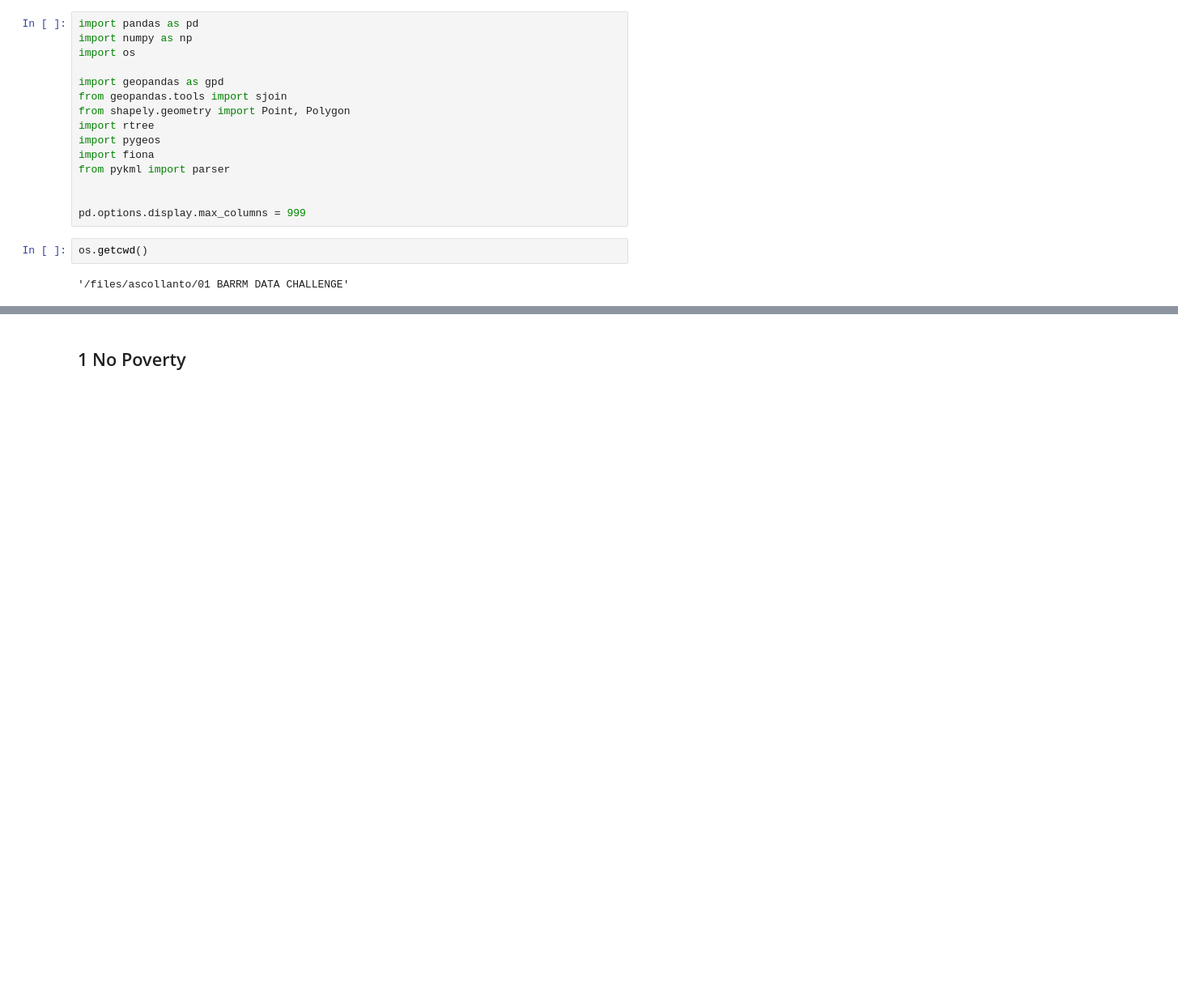
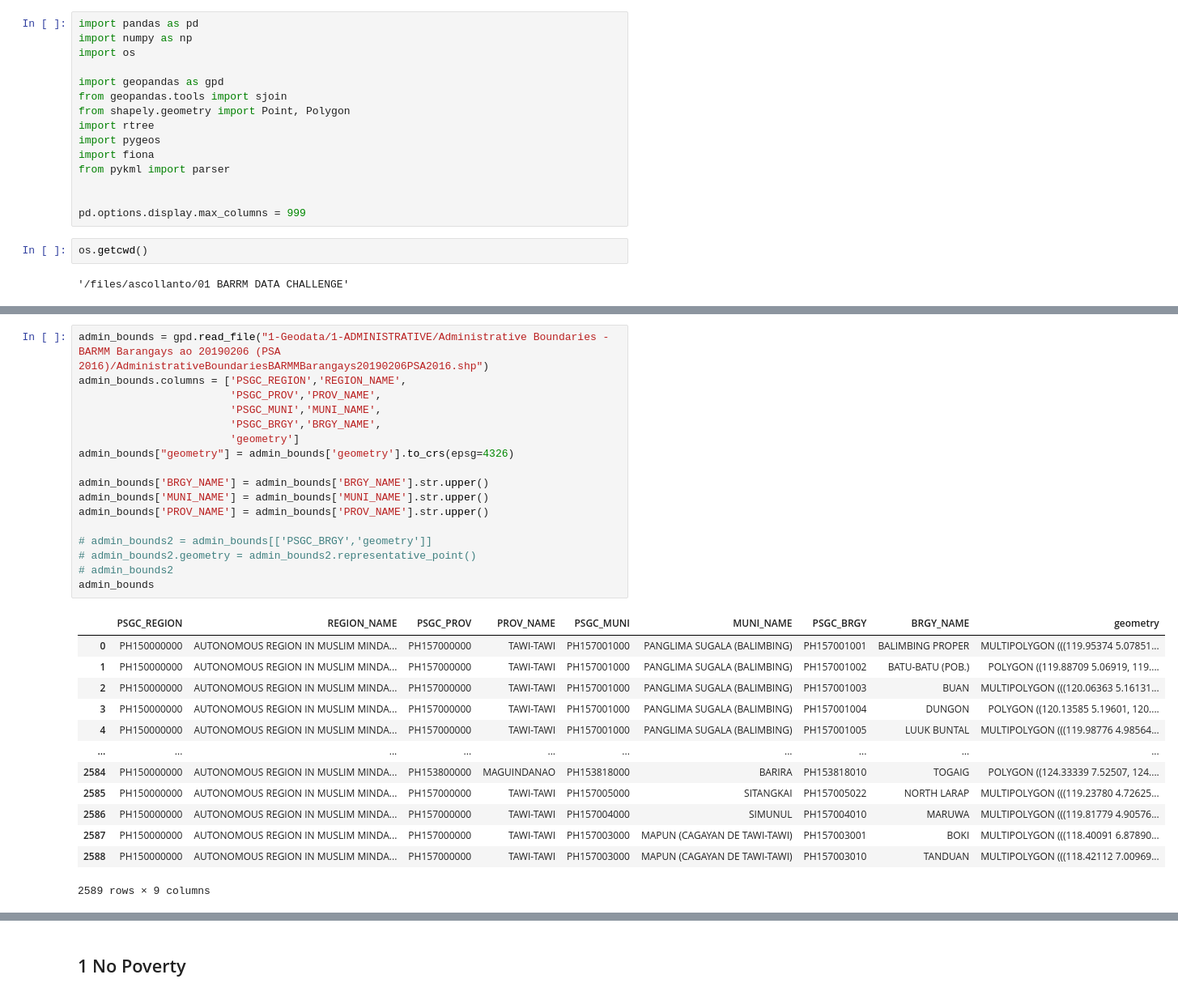
Before and after one commit to bluerose98/ang_huling_ML_bimbo, a Jupyter notebook: Scripts/0_Data_Build_Anj.ipynb, the cells around one changed output, grey strips where cells are left out. Shown at 81% size. Cells and saved outputs as stored; diff of their text form; blank space fills up the shorter version.

```diff
--- a/Scripts/0_Data_Build_Anj.ipynb
+++ b/Scripts/0_Data_Build_Anj.ipynb
@@ -188,0 +103,31 @@ ARMMBridgeandARMMHelps2018.head()
+# %%
+admin_bounds = gpd.read_file("1-Geodata/1-ADMINISTRATIVE/Administrative Boundaries - BARMM Barangays ao 20190206 (PSA 2016)/AdministrativeBoundariesBARMMBarangays20190206PSA2016.shp")
+admin_bounds.columns = ['PSGC_REGION','REGION_NAME',
+                        'PSGC_PROV','PROV_NAME',
+                        'PSGC_MUNI','MUNI_NAME',
+                        'PSGC_BRGY','BRGY_NAME',
+                        'geometry']
+admin_bounds["geometry"] = admin_bounds['geometry'].to_crs(epsg=4326)
+
+admin_bounds['BRGY_NAME'] = admin_bounds['BRGY_NAME'].str.upper()
+admin_bounds['MUNI_NAME'] = admin_bounds['MUNI_NAME'].str.upper()
+admin_bounds['PROV_NAME'] = admin_bounds['PROV_NAME'].str.upper()
+
+# admin_bounds2 = admin_bounds[['PSGC_BRGY','geometry']]
+# admin_bounds2.geometry = admin_bounds2.representative_point()
+# admin_bounds2
+admin_bounds
+# %% [output]
+|  | PSGC_REGION | REGION_NAME | PSGC_PROV | PROV_NAME | PSGC_MUNI | MUNI_NAME | PSGC_BRGY | BRGY_NAME | geometry |
+| 0 | PH150000000 | AUTONOMOUS REGION IN MUSLIM MINDA... | PH157000000 | TAWI-TAWI | PH157001000 | PANGLIMA SUGALA (BALIMBING) | PH157001001 | BALIMBING PROPER | MULTIPOLYGON (((119.95374 5.07851... |
+| 1 | PH150000000 | AUTONOMOUS REGION IN MUSLIM MINDA... | PH157000000 | TAWI-TAWI | PH157001000 | PANGLIMA SUGALA (BALIMBING) | PH157001002 | BATU-BATU (POB.) | POLYGON ((119.88709 5.06919, 119.... |
+| 2 | PH150000000 | AUTONOMOUS REGION IN MUSLIM MINDA... | PH157000000 | TAWI-TAWI | PH157001000 | PANGLIMA SUGALA (BALIMBING) | PH157001003 | BUAN | MULTIPOLYGON (((120.06363 5.16131... |
+| 3 | PH150000000 | AUTONOMOUS REGION IN MUSLIM MINDA... | PH157000000 | TAWI-TAWI | PH157001000 | PANGLIMA SUGALA (BALIMBING) | PH157001004 | DUNGON | POLYGON ((120.13585 5.19601, 120.... |
+| 4 | PH150000000 | AUTONOMOUS REGION IN MUSLIM MINDA... | PH157000000 | TAWI-TAWI | PH157001000 | PANGLIMA SUGALA (BALIMBING) | PH157001005 | LUUK BUNTAL | MULTIPOLYGON (((119.98776 4.98564... |
+| ... | ... | ... | ... | ... | ... | ... | ... | ... | ... |
+| 2584 | PH150000000 | AUTONOMOUS REGION IN MUSLIM MINDA... | PH153800000 | MAGUINDANAO | PH153818000 | BARIRA | PH153818010 | TOGAIG | POLYGON ((124.33339 7.52507, 124.... |
+| 2585 | PH150000000 | AUTONOMOUS REGION IN MUSLIM MINDA... | PH157000000 | TAWI-TAWI | PH157005000 | SITANGKAI | PH157005022 | NORTH LARAP | MULTIPOLYGON (((119.23780 4.72625... |
+| 2586 | PH150000000 | AUTONOMOUS REGION IN MUSLIM MINDA... | PH157000000 | TAWI-TAWI | PH157004000 | SIMUNUL | PH157004010 | MARUWA | MULTIPOLYGON (((119.81779 4.90576... |
+| 2587 | PH150000000 | AUTONOMOUS REGION IN MUSLIM MINDA... | PH157000000 | TAWI-TAWI | PH157003000 | MAPUN (CAGAYAN DE TAWI-TAWI) | PH157003001 | BOKI | MULTIPOLYGON (((118.40091 6.87890... |
+| 2588 | PH150000000 | AUTONOMOUS REGION IN MUSLIM MINDA... | PH157000000 | TAWI-TAWI | PH157003000 | MAPUN (CAGAYAN DE TAWI-TAWI) | PH157003010 | TANDUAN | MULTIPOLYGON (((118.42112 7.00969... |
+2589 rows × 9 columns
```
Also changed, not shown: parts of 46 cells of this notebook.
